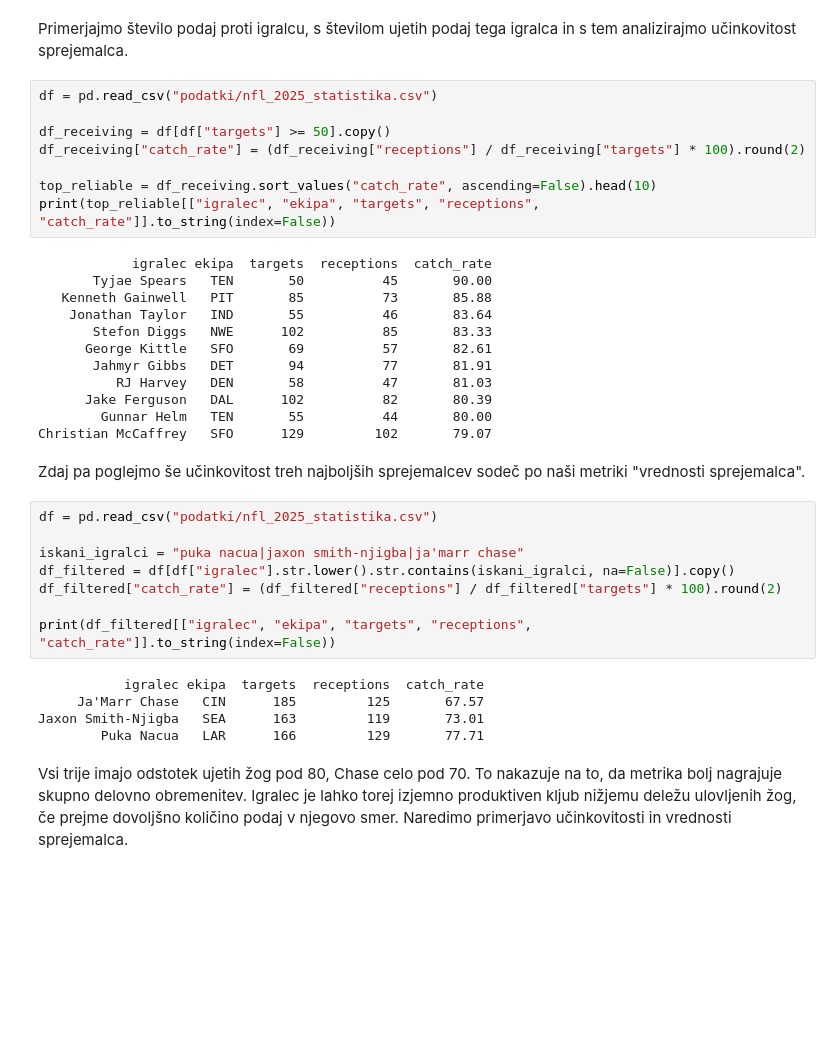
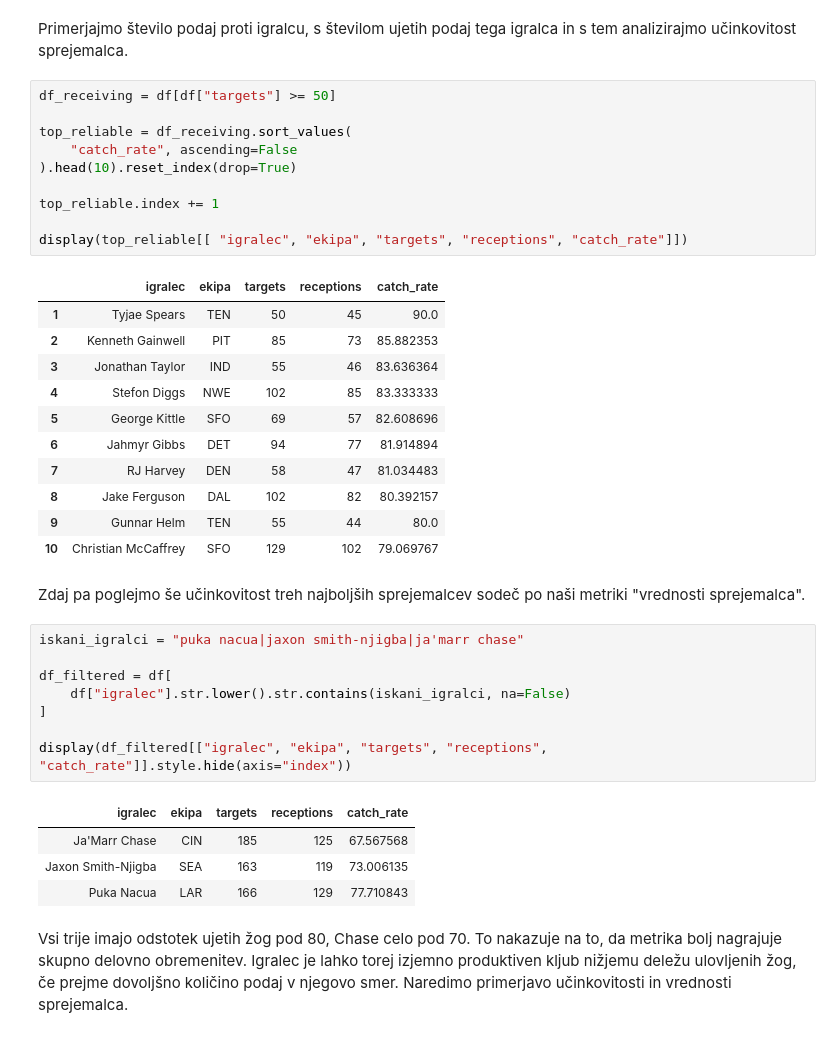
Before and after one commit to tiborprosen/UVP_projektna, a Jupyter notebook: analiza.ipynb, the cells around one changed output. Saved outputs shown, nothing was run; the diff lists cells and outputs as text; blank space fills up the shorter version.

```diff
--- a/analiza.ipynb
+++ b/analiza.ipynb
@@ -245,40 +260,42 @@ Na vrhu trije sprejemalci, ki bi jih mnogi analitki uvrstili med najboljše 3, k
 # %% [markdown]
 Primerjajmo število podaj proti igralcu, s številom ujetih podaj tega igralca in s tem analizirajmo učinkovitost sprejemalca.
 # %%
-df = pd.read_csv("podatki/nfl_2025_statistika.csv")
+df_receiving = df[df["targets"] >= 50]
 
-df_receiving = df[df["targets"] >= 50].copy()
-df_receiving["catch_rate"] = (df_receiving["receptions"] / df_receiving["targets"] * 100).round(2)
+top_reliable = df_receiving.sort_values(
+    "catch_rate", ascending=False
+).head(10).reset_index(drop=True)
 
-top_reliable = df_receiving.sort_values("catch_rate", ascending=False).head(10)
-print(top_reliable[["igralec", "ekipa", "targets", "receptions", "catch_rate"]].to_string(index=False))
+top_reliable.index += 1
+
+display(top_reliable[[ "igralec", "ekipa", "targets", "receptions", "catch_rate"]])
 # %% [output]
-            igralec ekipa  targets  receptions  catch_rate
-       Tyjae Spears   TEN       50          45       90.00
-   Kenneth Gainwell   PIT       85          73       85.88
-    Jonathan Taylor   IND       55          46       83.64
-       Stefon Diggs   NWE      102          85       83.33
-      George Kittle   SFO       69          57       82.61
-       Jahmyr Gibbs   DET       94          77       81.91
-          RJ Harvey   DEN       58          47       81.03
-      Jake Ferguson   DAL      102          82       80.39
-        Gunnar Helm   TEN       55          44       80.00
-Christian McCaffrey   SFO      129         102       79.07
+|  | igralec | ekipa | targets | receptions | catch_rate |
+| 1 | Tyjae Spears | TEN | 50 | 45 | 90.0 |
+| 2 | Kenneth Gainwell | PIT | 85 | 73 | 85.882353 |
+| 3 | Jonathan Taylor | IND | 55 | 46 | 83.636364 |
+| 4 | Stefon Diggs | NWE | 102 | 85 | 83.333333 |
+| 5 | George Kittle | SFO | 69 | 57 | 82.608696 |
+| 6 | Jahmyr Gibbs | DET | 94 | 77 | 81.914894 |
+| 7 | RJ Harvey | DEN | 58 | 47 | 81.034483 |
+| 8 | Jake Ferguson | DAL | 102 | 82 | 80.392157 |
+| 9 | Gunnar Helm | TEN | 55 | 44 | 80.0 |
+| 10 | Christian McCaffrey | SFO | 129 | 102 | 79.069767 |
 # %% [markdown]
 Zdaj pa poglejmo še učinkovitost treh najboljših sprejemalcev sodeč po naši metriki "vrednosti sprejemalca".
 # %%
-df = pd.read_csv("podatki/nfl_2025_statistika.csv")
+iskani_igralci = "puka nacua|jaxon smith-njigba|ja'marr chase"
 
-iskani_igralci = "puka nacua|jaxon smith-njigba|ja'marr chase"
-df_filtered = df[df["igralec"].str.lower().str.contains(iskani_igralci, na=False)].copy()
-df_filtered["catch_rate"] = (df_filtered["receptions"] / df_filtered["targets"] * 100).round(2)
+df_filtered = df[
+    df["igralec"].str.lower().str.contains(iskani_igralci, na=False)
+]
 
-print(df_filtered[["igralec", "ekipa", "targets", "receptions", "catch_rate"]].to_string(index=False))
+display(df_filtered[["igralec", "ekipa", "targets", "receptions", "catch_rate"]].style.hide(axis="index"))
 # %% [output]
-           igralec ekipa  targets  receptions  catch_rate
-     Ja'Marr Chase   CIN      185         125       67.57
-Jaxon Smith-Njigba   SEA      163         119       73.01
-        Puka Nacua   LAR      166         129       77.71
+| igralec | ekipa | targets | receptions | catch_rate |
+| Ja'Marr Chase | CIN | 185 | 125 | 67.567568 |
+| Jaxon Smith-Njigba | SEA | 163 | 119 | 73.006135 |
+| Puka Nacua | LAR | 166 | 129 | 77.710843 |
 # %% [markdown]
 Vsi trije imajo odstotek ujetih žog pod 80, Chase celo pod 70. To nakazuje na to, da metrika bolj nagrajuje skupno delovno obremenitev. Igralec je lahko torej izjemno produktiven kljub nižjemu deležu ulovljenih žog, če prejme dovoljšno količino podaj v njegovo smer. Naredimo primerjavo učinkovitosti in vrednosti sprejemalca.
 # %%
```
Also changed, not shown: parts of 10 cells of this notebook.
